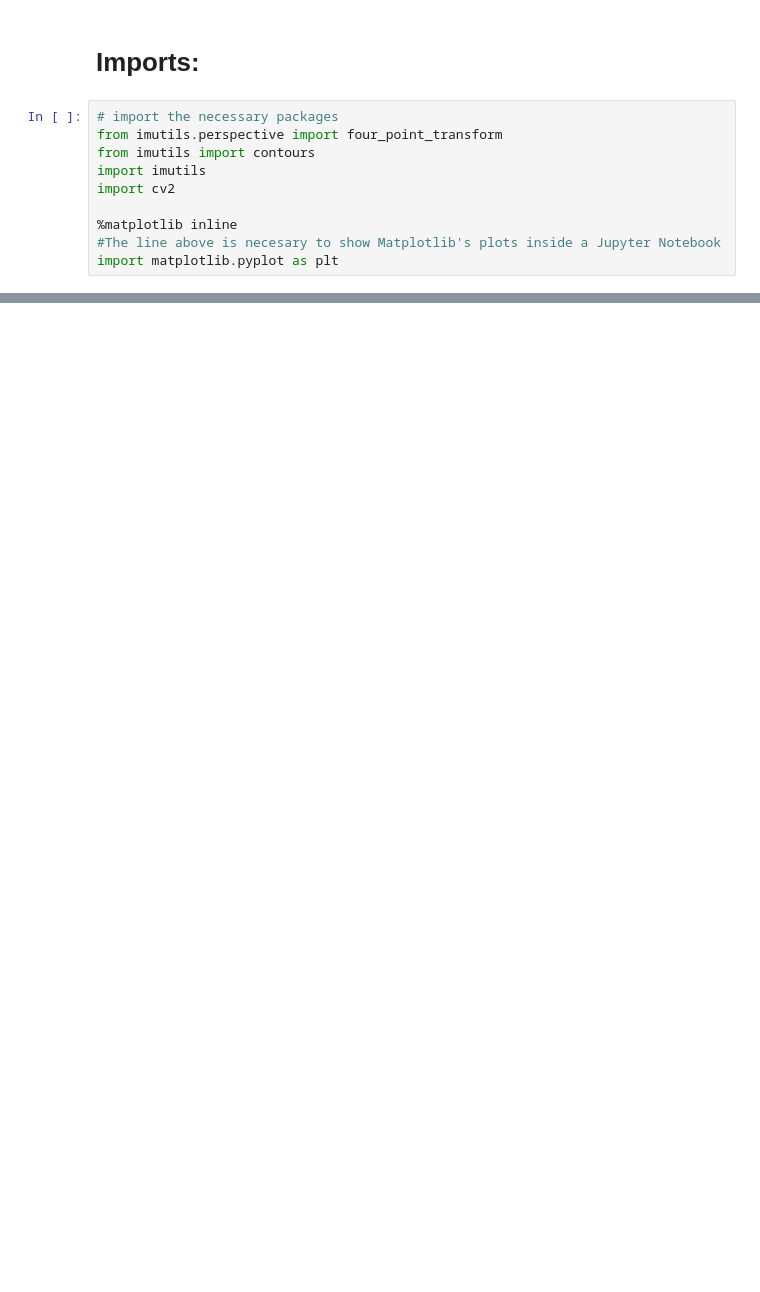
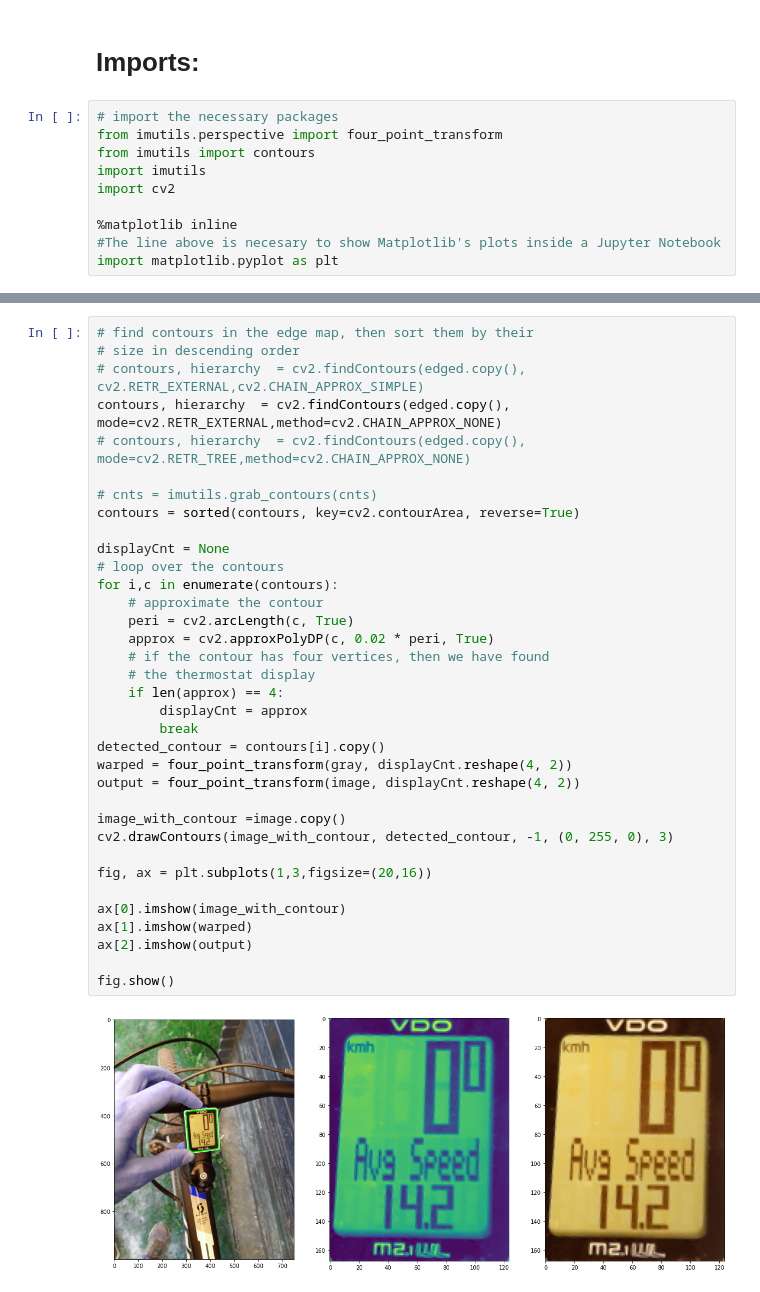
Before and after one commit to benmp2/odometer_digit_recognition, a Jupyter notebook: main.ipynb, the cells around one changed output, grey strips where cells are left out. Cells and saved outputs as stored; diff of their text form; blank space fills up the shorter version.

```diff
--- a/main.ipynb
+++ b/main.ipynb
@@ -38,0 +42,37 @@ fig.show()
+# %%
+# find contours in the edge map, then sort them by their
+# size in descending order
+# contours, hierarchy  = cv2.findContours(edged.copy(), cv2.RETR_EXTERNAL,cv2.CHAIN_APPROX_SIMPLE)
+contours, hierarchy  = cv2.findContours(edged.copy(), mode=cv2.RETR_EXTERNAL,method=cv2.CHAIN_APPROX_NONE)
+# contours, hierarchy  = cv2.findContours(edged.copy(), mode=cv2.RETR_TREE,method=cv2.CHAIN_APPROX_NONE)
+
+# cnts = imutils.grab_contours(cnts)
+contours = sorted(contours, key=cv2.contourArea, reverse=True)
+
+displayCnt = None
+# loop over the contours
+for i,c in enumerate(contours):
+    # approximate the contour
+    peri = cv2.arcLength(c, True)
+    approx = cv2.approxPolyDP(c, 0.02 * peri, True)
+    # if the contour has four vertices, then we have found
+    # the thermostat display
+    if len(approx) == 4:
+        displayCnt = approx
+        break
+detected_contour = contours[i].copy()
+warped = four_point_transform(gray, displayCnt.reshape(4, 2))
+output = four_point_transform(image, displayCnt.reshape(4, 2))
+
+image_with_contour =image.copy()
+cv2.drawContours(image_with_contour, detected_contour, -1, (0, 255, 0), 3)
+
+fig, ax = plt.subplots(1,3,figsize=(20,16))
+
+ax[0].imshow(image_with_contour)
+ax[1].imshow(warped)
+ax[2].imshow(output)
+
+fig.show()
+# %% [output]
+[figure, added]
```
Also changed, not shown: parts of 2 cells of this notebook, 1 other file.
